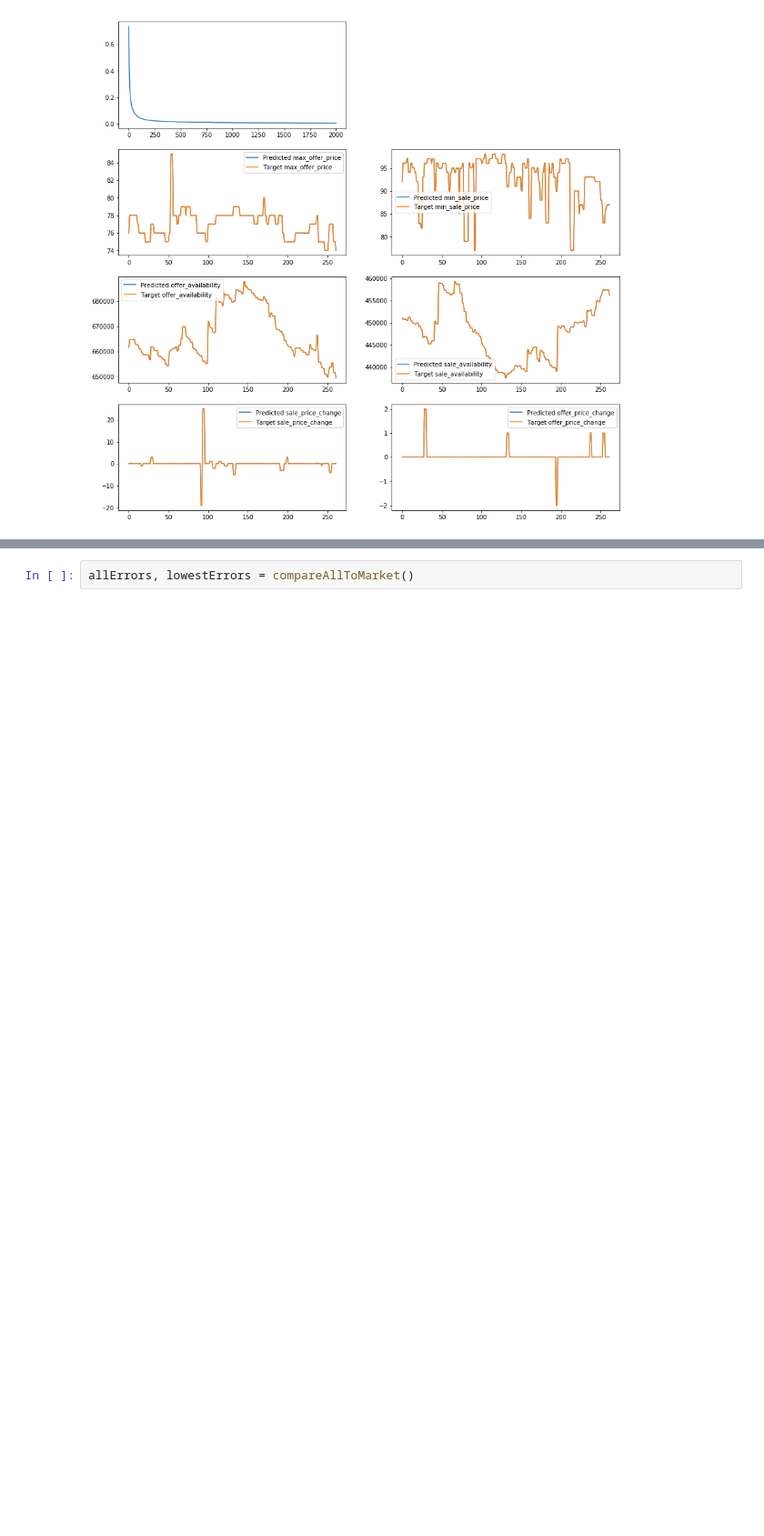
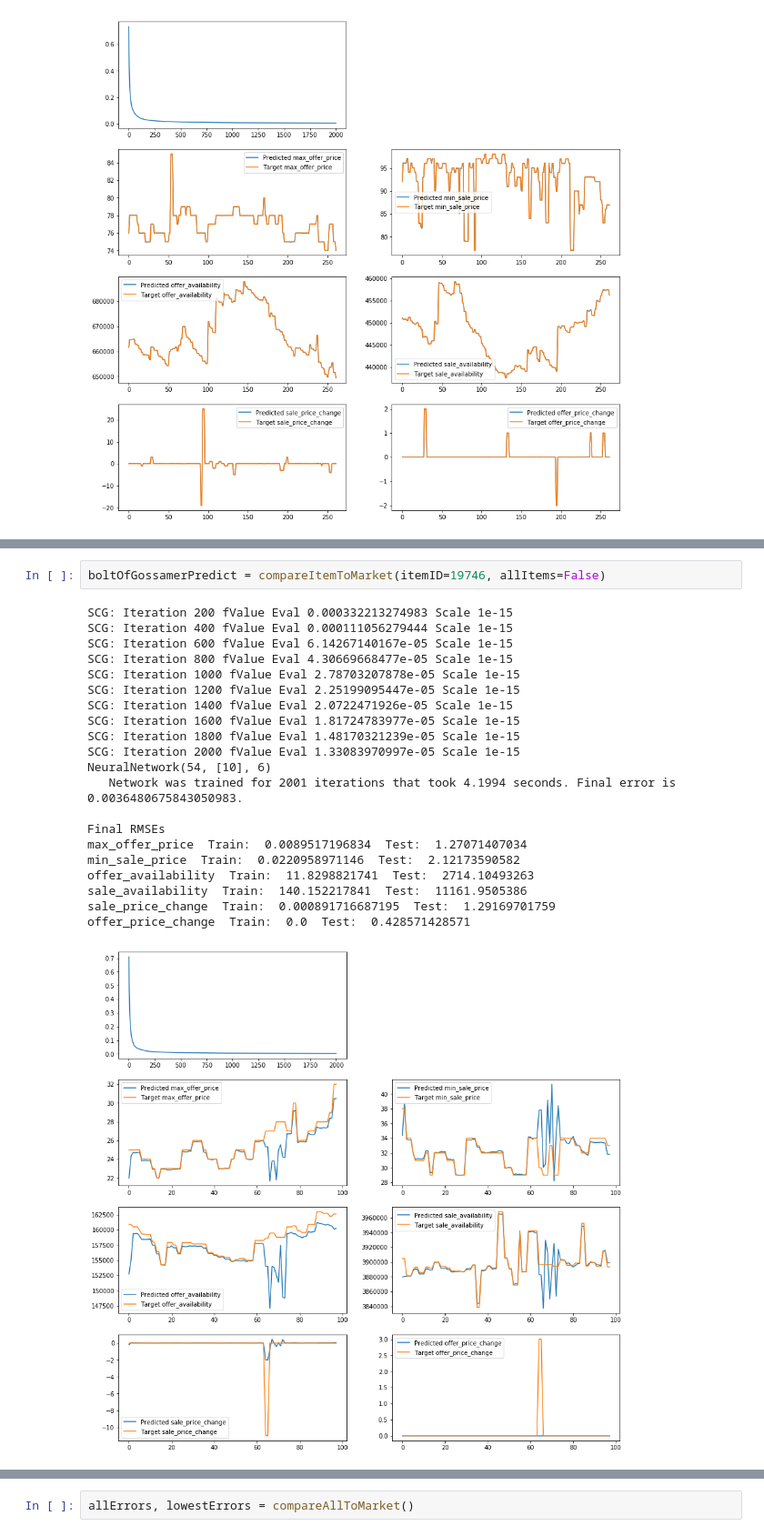
Before and after one commit to vicweeks/CS445-TermProject, a Jupyter notebook: TermProject.ipynb, the cells around one changed output, grey strips where cells are left out. Shown at 91% size. Drawn from its saved outputs; the diff is of its cells as text; blank space fills up the shorter version.

```diff
--- a/TermProject.ipynb
+++ b/TermProject.ipynb
@@ -295,3 +347,27 @@ offer_price_change  Train:  0.00154432094459  Test:  0.116967825878
+# %%
+boltOfGossamerPredict = compareItemToMarket(itemID=19746, allItems=False)
+# %% [output]
+SCG: Iteration 200 fValue Eval 0.000332213274983 Scale 1e-15
+SCG: Iteration 400 fValue Eval 0.000111056279444 Scale 1e-15
+SCG: Iteration 600 fValue Eval 6.14267140167e-05 Scale 1e-15
+SCG: Iteration 800 fValue Eval 4.30669668477e-05 Scale 1e-15
+SCG: Iteration 1000 fValue Eval 2.78703207878e-05 Scale 1e-15
+SCG: Iteration 1200 fValue Eval 2.25199095447e-05 Scale 1e-15
+SCG: Iteration 1400 fValue Eval 2.0722471926e-05 Scale 1e-15
+SCG: Iteration 1600 fValue Eval 1.81724783977e-05 Scale 1e-15
+SCG: Iteration 1800 fValue Eval 1.48170321239e-05 Scale 1e-15
+SCG: Iteration 2000 fValue Eval 1.33083970997e-05 Scale 1e-15
+NeuralNetwork(54, [10], 6)
+   Network was trained for 2001 iterations that took 4.1994 seconds. Final error is 0.0036480675843050983.
+
+Final RMSEs
+max_offer_price  Train:  0.0089517196834  Test:  1.27071407034
+min_sale_price  Train:  0.0220958971146  Test:  2.12173590582
+offer_availability  Train:  11.8298821741  Test:  2714.10493263
+sale_availability  Train:  140.152217841  Test:  11161.9505386
+sale_price_change  Train:  0.000891716687195  Test:  1.29169701759
+offer_price_change  Train:  0.0  Test:  0.428571428571
+[figure, added]
 # %%
 def compareAllToMarket():
 
```
Also changed, not shown: parts of 10 cells of this notebook, 5 other files.
